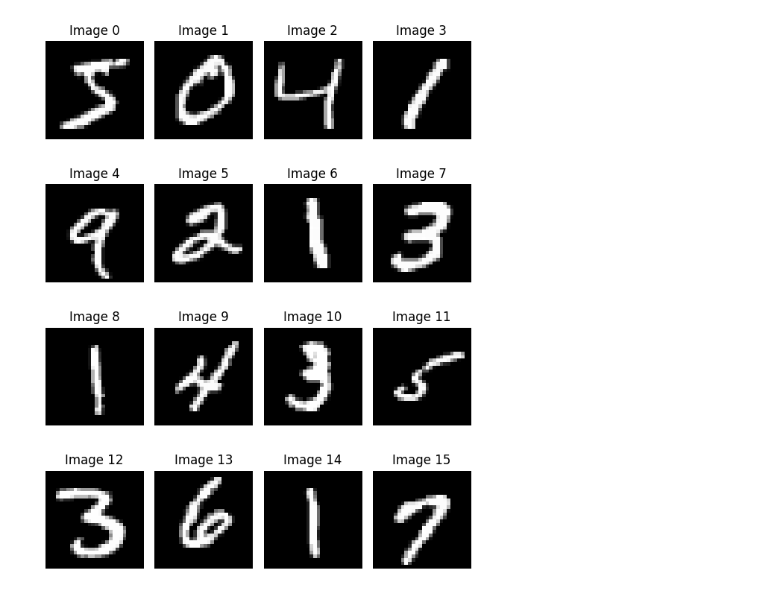
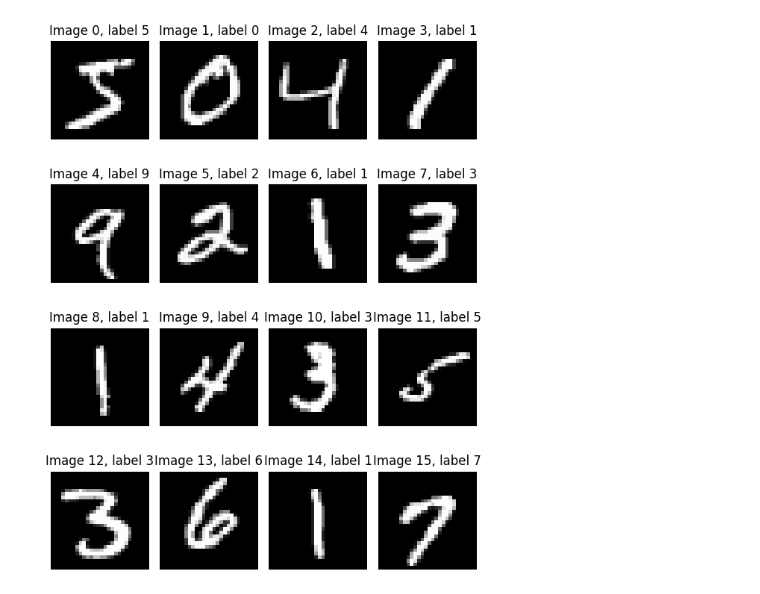
Before and after one commit to tommoob/ML-foundations-pytorch, a Jupyter notebook: notebooks/mnist_workbook.ipynb, the cells around one changed output. Cells and saved outputs as stored; diff of their text form; code cells hidden in the pictures.

```diff
--- a/notebooks/mnist_workbook.ipynb
+++ b/notebooks/mnist_workbook.ipynb
@@ -1,16 +1,18 @@
 # %%
 from ml_foundations_pytorch.data import MNISTdataloader
 from ml_foundations_pytorch.visualisation import image
-import os
 import importlib
 
 importlib.reload(MNISTdataloader)
 importlib.reload(image)
 
 dataloader = MNISTdataloader.MNISTDataLoader()
 data_path = "/Users/thomas.obrien/dev/src/ML-Foundations-Pytorch/data/interim/MNIST"
-dataloader.MnistLoader(data_path)
+dataloader.Mnist_loader(data_path)
 
-image.visualise_images(images=dataloader.images[dataloader.val_images])
+image.visualise_images(
+    images=dataloader.images[dataloader.val_images],
+    labels=dataloader.labels[dataloader.val_labels],
+)
 # %% [output]
-[figure, old version]
+[figure, new version]
```
